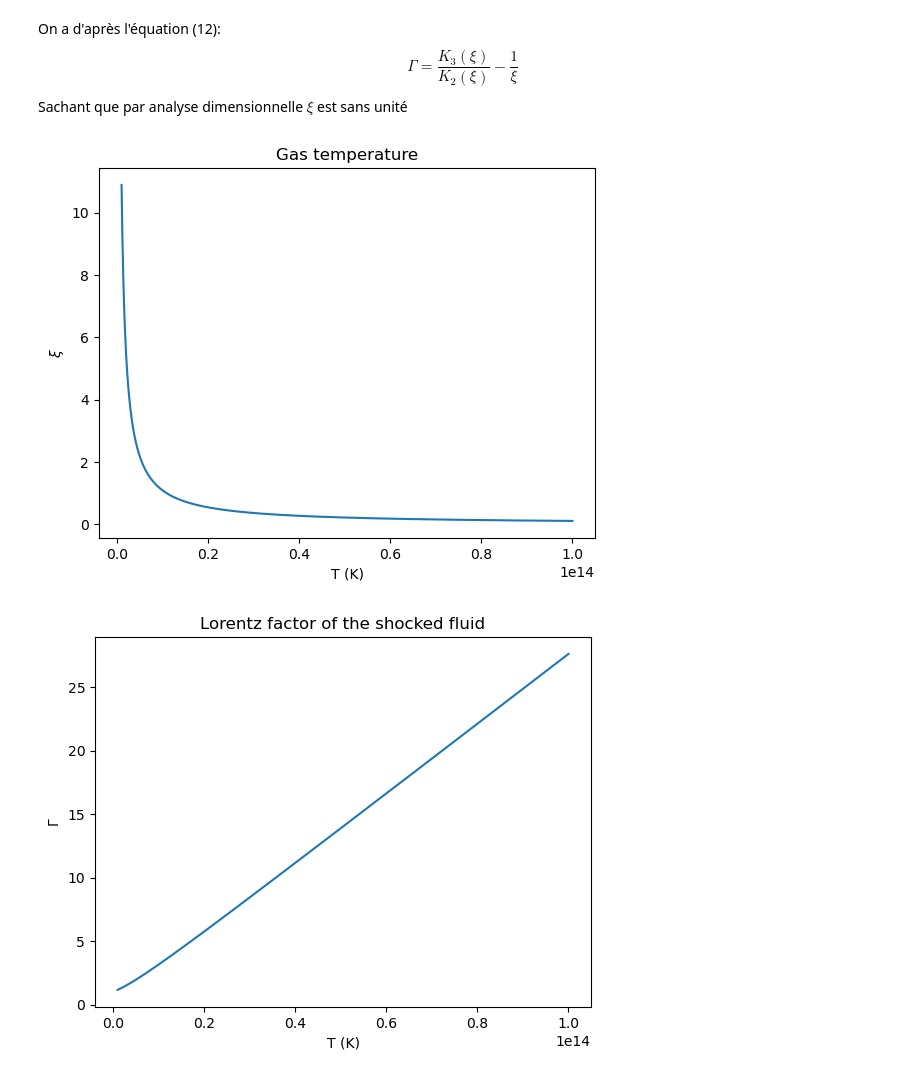
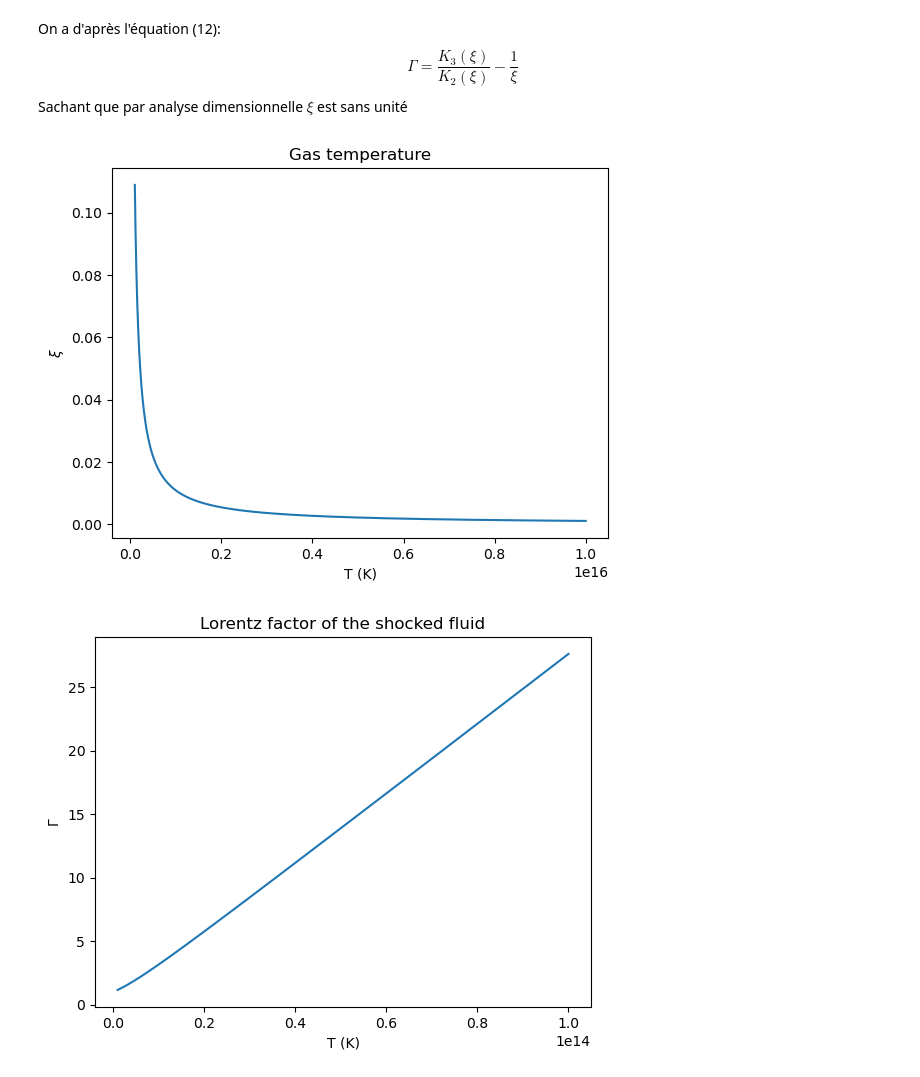
Before and after one commit to quentin-bouquet/Mod-le-Spectro-Temporel-d-mission-d-un-sursaut-gamma, a Jupyter notebook: MAIN.ipynb, the cells around one changed output. Cells and saved outputs as stored; diff of their text form; code cells hidden in the pictures.

```diff
--- a/MAIN.ipynb
+++ b/MAIN.ipynb
@@ -167,17 +167,17 @@ Sachant que par analyse dimensionnelle $\xi$ est sans unité
 # %%
 #Définition de Xi:
 def xi(T):
     return (const.m_p*scipy.constants.c**2)/(const.k_b*T)
 
-T = np.linspace(10**12,10**14,10000)
+T = np.linspace(10**14,10**16,10000)
 res = xi(T)
 plt.plot(T,xi(T))
 plt.title("Gas temperature")
 plt.xlabel("T (K)")
 plt.ylabel(r"$\xi $")
 plt.show()
 # %% [output]
-[figure, old version]
+[figure, new version]
 # %%
 #Définition des fonctions de Bessel de première espèce (avec une limite finie en 0)
 def K1(T) :
```
Also changed, not shown: parts of 7 cells of this notebook, 1 other file.
